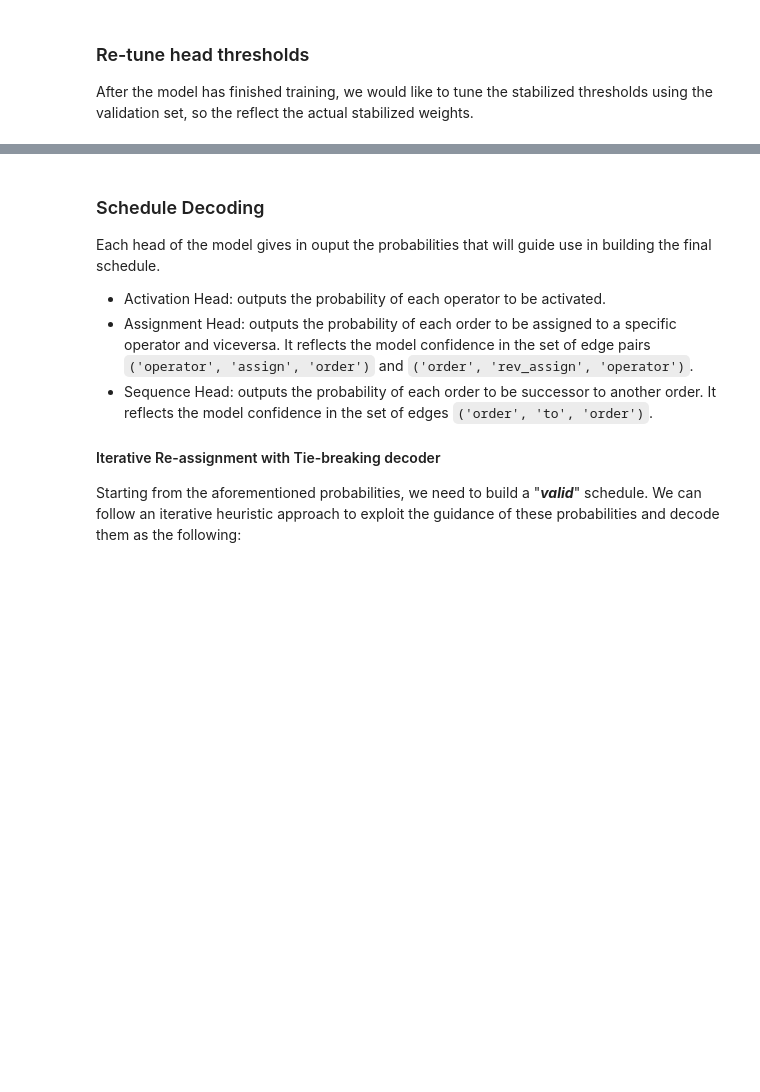
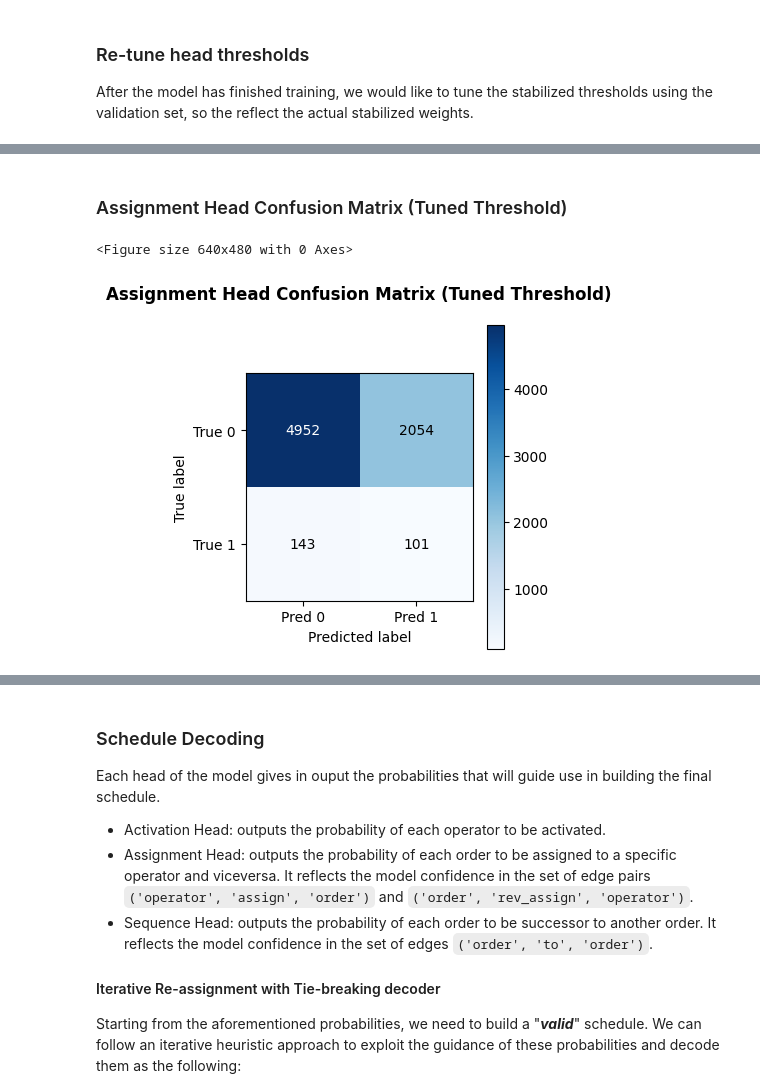
Before and after one commit to Abudo-S/ManualWarehouseOptimization, a Jupyter notebook: ManualWarehouseOptimization_GNN.ipynb, the cells around one changed output, grey strips where cells are left out. Saved outputs shown, nothing was run; the diff lists cells and outputs as text; code cells hidden in the pictures; blank space fills up the shorter version.

```diff
--- a/ManualWarehouseOptimization_GNN.ipynb
+++ b/ManualWarehouseOptimization_GNN.ipynb
@@ -1284,0 +1314,7 @@ gnnHyperparamEvaluator = GnnHyperparameterEvaluator(model=model,
+# %% [markdown]
+### Assignment Head Confusion Matrix (Tuned Threshold)
+# %%
+confusion_matrix_plot(evaluation_results['assign_cm'], title='Assignment Head Confusion Matrix (Tuned Threshold)')
+# %% [output]
+<Figure size 640x480 with 0 Axes>
+[figure, added]
```
Also changed, not shown: parts of 8 cells of this notebook.
